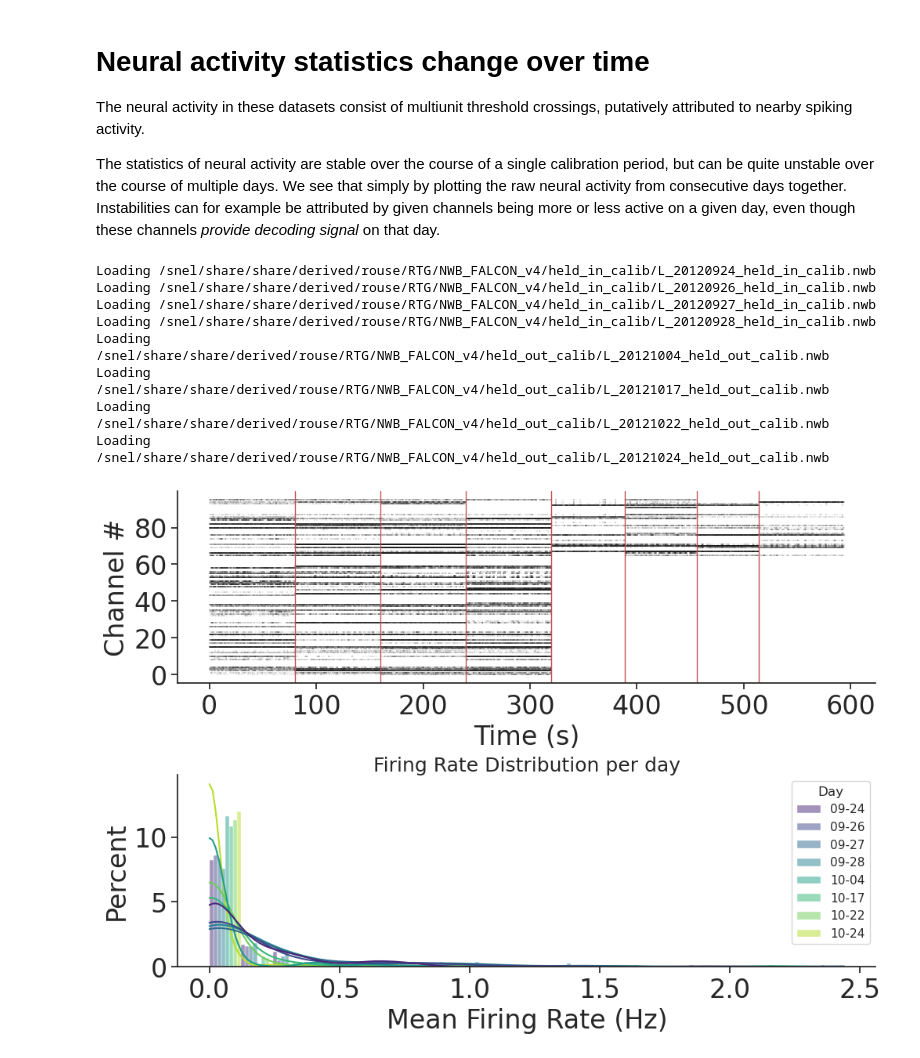
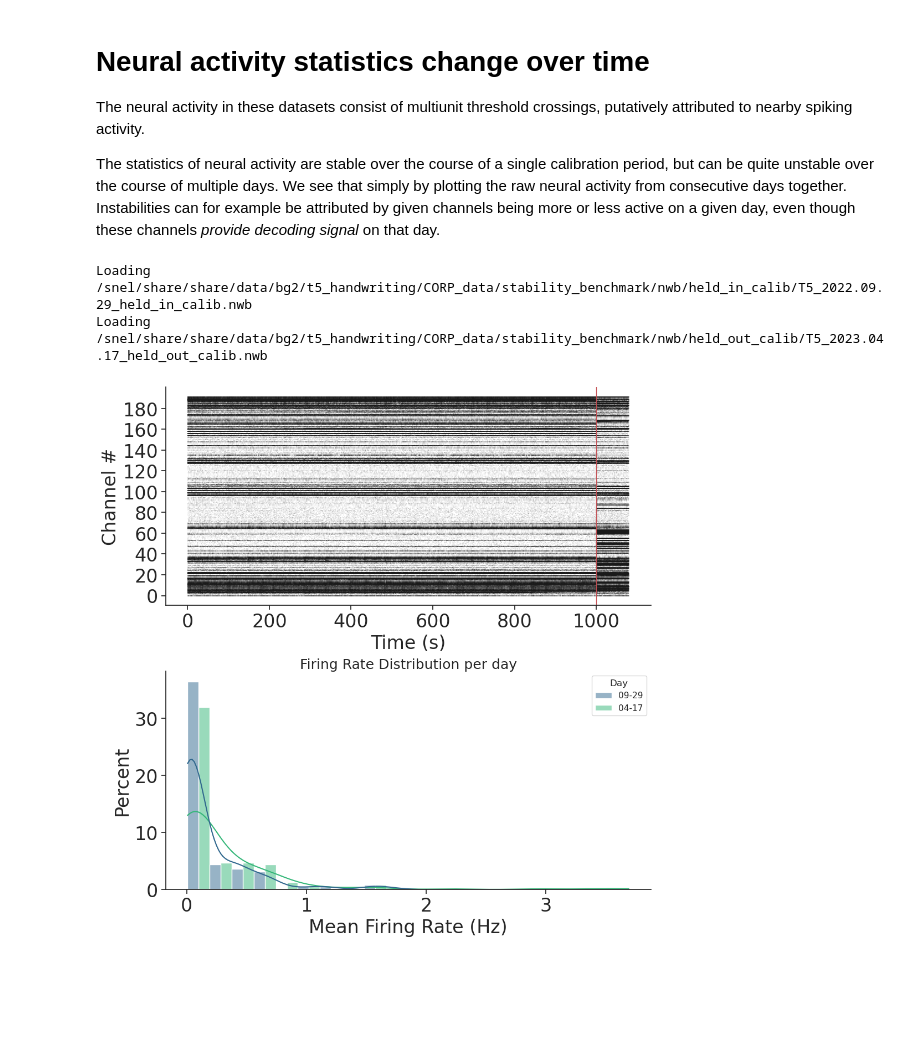
Before and after one commit to snel-repo/falcon-challenge, a Jupyter notebook: data_demos/h2.ipynb, the cells around one changed output. Drawn from its saved outputs; the diff is of its cells as text; code cells hidden in the pictures; blank space fills up the shorter version.

```diff
--- a/data_demos/h2.ipynb
+++ b/data_demos/h2.ipynb
@@ -30,8 +30,8 @@ please provide us feedback at https://github.com/pandas-dev/pandas/issues/54466
 
   import pandas as pd
 # %%
-train_path = Path('/snel/share/share/data/bg2/t5_handwriting/CORP_data/stability_benchmark/nwb/')
-test_path = Path('/snel/share/share/data/bg2/t5_handwriting/CORP_data/stability_benchmark/nwb/')
+train_path = Path('/snel/share/share/data/bg2/t5_handwriting/CORP_data/stability_benchmark/nwb/held_in_calib')
+test_path = Path('/snel/share/share/data/bg2/t5_handwriting/CORP_data/stability_benchmark/nwb/held_out_calib')
 
 train_files = sorted(train_path.glob('*.nwb'))
 test_files = sorted(test_path.glob('*.nwb'))
@@ -175,55 +133,37 @@ The statistics of neural activity are stable over the course of a single calibra
 # %%
 # load each day's data
 binned_neural = {}
-emg_per_day = {}
 metadata = {}
 lengths = {}
 times = {}
 masks = {}
 
 for f in train_files + test_files:
-    spikes, emg, time, muscles, tinfo, eval_mask = load_nwb(f)
+    spikes, time, tinfo, eval_mask = load_nwb(f)
     key = f.name.split('_')[1]
     binned_neural[key] = spikes
     lengths[key] = spikes.shape[0]
-    emg_per_day[key] = emg
     metadata[key] = tinfo
     times[key] = time
     masks[key] = eval_mask
+
+all_binned_neural = np.vstack([binned_neural[bn] for bn in binned_neural])
 # %% [output]
-Loading /snel/share/share/derived/rouse/RTG/NWB_FALCON_v4/held_in_calib/L_20120924_held_in_calib.nwb
-Loading /snel/share/share/derived/rouse/RTG/NWB_FALCON_v4/held_in_calib/L_20120926_held_in_calib.nwb
-Loading /snel/share/share/derived/rouse/RTG/NWB_FALCON_v4/held_in_calib/L_20120927_held_in_calib.nwb
-Loading /snel/share/share/derived/rouse/RTG/NWB_FALCON_v4/held_in_calib/L_20120928_held_in_calib.nwb
-Loading /snel/share/share/derived/rouse/RTG/NWB_FALCON_v4/held_out_calib/L_20121004_held_out_calib.nwb
-Loading /snel/share/share/derived/rouse/RTG/NWB_FALCON_v4/held_out_calib/L_20121017_held_out_calib.nwb
-Loading /snel/share/share/derived/rouse/RTG/NWB_FALCON_v4/held_out_calib/L_20121022_held_out_calib.nwb
-Loading /snel/share/share/derived/rouse/RTG/NWB_FALCON_v4/held_out_calib/L_20121024_held_out_calib.nwb
+Loading /snel/share/share/data/bg2/t5_handwriting/CORP_data/stability_benchmark/nwb/held_in_calib/T5_2022.09.29_held_in_calib.nwb
+Loading /snel/share/share/data/bg2/t5_handwriting/CORP_data/stability_benchmark/nwb/held_out_calib/T5_2023.04.17_held_out_calib.nwb
-# %%
-trim_binned_neural = []
-ind_binned_neural = []
-
-for bn in binned_neural:
-    trim_binned_neural.append(binned_neural[bn][:4001, :])
-    ind_binned_neural.append(binned_neural[bn])
-
-trim_binned_neural = np.vstack(trim_binned_neural)
-
-all_binned_neural = np.vstack(ind_binned_neural)
 # %%
 # Plot snippets of multiple days back to back to note change in structure
 from visualization import plot_firing_rate_distributions
 
-f, axes = plt.subplots(2, 1, figsize=(10, 7), layout='constrained')
+f, axes = plt.subplots(2, 1, figsize=(10, 10), layout='constrained')
 
-rasterplot(trim_binned_neural, ax=axes[0])
-trim_lengths = [binned_neural[x][:4001, :].shape[0] for x in binned_neural]
-day_intervals = np.cumsum(trim_lengths)
+rasterplot(all_binned_neural, ax=axes[0])
+day_intervals = np.cumsum([lengths[bn] for bn in binned_neural])
 
 for i, length in enumerate(day_intervals[:-1]):
     axes[0].axvline(x = length * BIN_SIZE_S, color='r', linewidth=1)
 axes[0].set_xlabel('Time (s)')
 
 plot_firing_rate_distributions(lengths, all_binned_neural, start_dates, axes[1])
 # %% [output]
-[figure, old version]
+[figure, new version]
```
Also changed, not shown: parts of 22 cells of this notebook.
